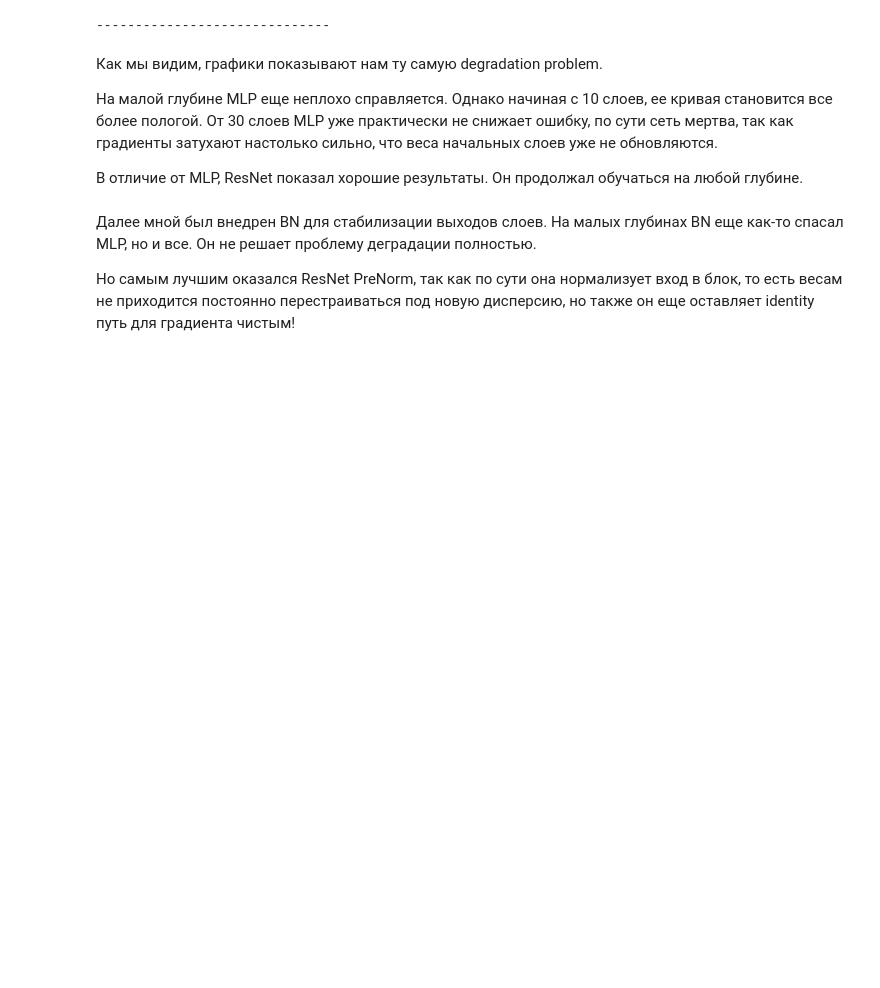
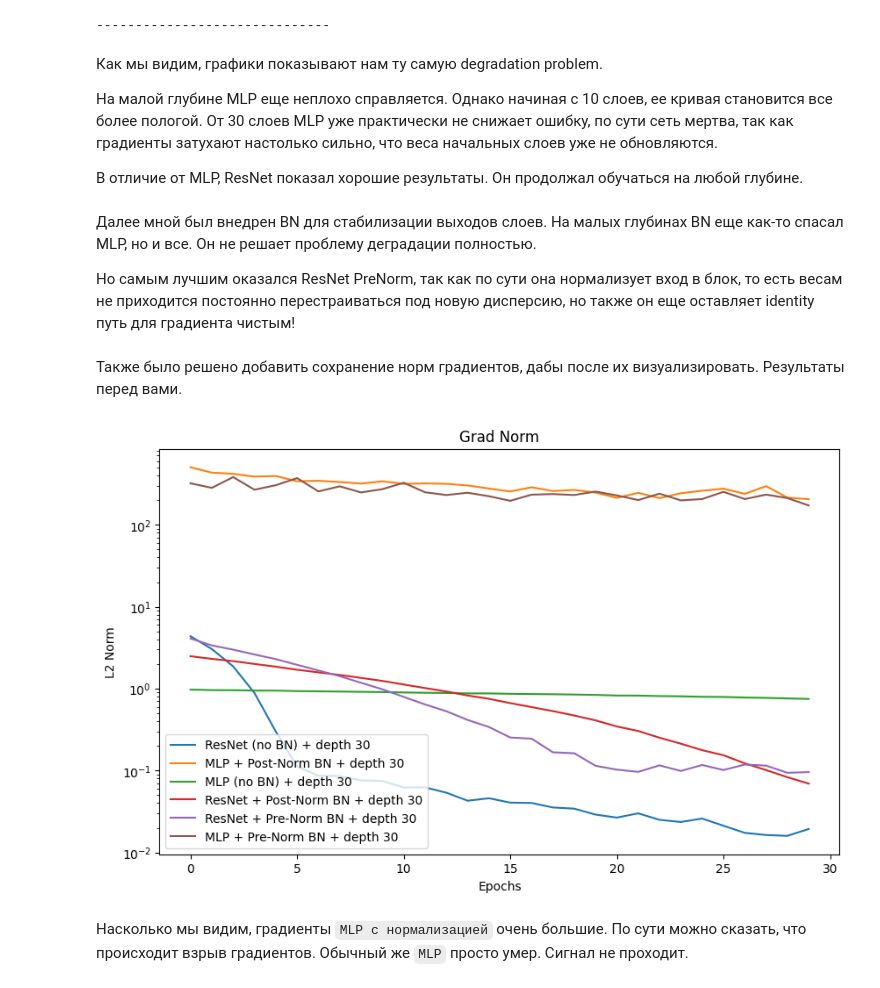
Before and after one commit to financier-py/dl-degradation-analysis, a Jupyter notebook: mlp_resnet_study.ipynb, the cells around one changed output. Saved outputs shown, nothing was run; the diff lists cells and outputs as text; code cells hidden in the pictures; blank space fills up the shorter version.

Commit message:
feat: add visualisation of gradient norms

```diff
--- a/mlp_resnet_study.ipynb
+++ b/mlp_resnet_study.ipynb
@@ -124,3 +124,23 @@ for d in depths:
 Далее мной был внедрен BN для стабилизации выходов слоев. На малых глубинах BN еще как-то спасал MLP, но и все. Он не решает проблему деградации полностью.
 
 Но самым лучшим оказался ResNet PreNorm, так как по сути она нормализует вход в блок, то есть весам не приходится постоянно перестраиваться под новую дисперсию, но также он еще оставляет identity путь для градиента чистым!
+# %% [markdown]
+Также было решено добавить сохранение норм градиентов, дабы после их визуализировать. Результаты перед вами.
+# %%
+plt.figure(figsize=(10, 6))
+
+for name, results in data.items():
+    history = results['history']
+    if "depth 30" in name:
+        plt.plot(history["grad_norm"], label=name)
+
+plt.title("Grad Norm")
+plt.xlabel("Epochs")
+plt.ylabel("L2 Norm")
+plt.yscale("log")
+plt.legend()
+plt.show()
+# %% [output]
+[figure, added]
+# %% [markdown]
+Насколько мы видим, градиенты `MLP с нормализацией` очень большие. По сути можно сказать, что происходит взрыв градиентов. Обычный же `MLP` просто умер. Сигнал не проходит.
```
Also changed, not shown: parts of 1 cell of this notebook, 1 other file.
